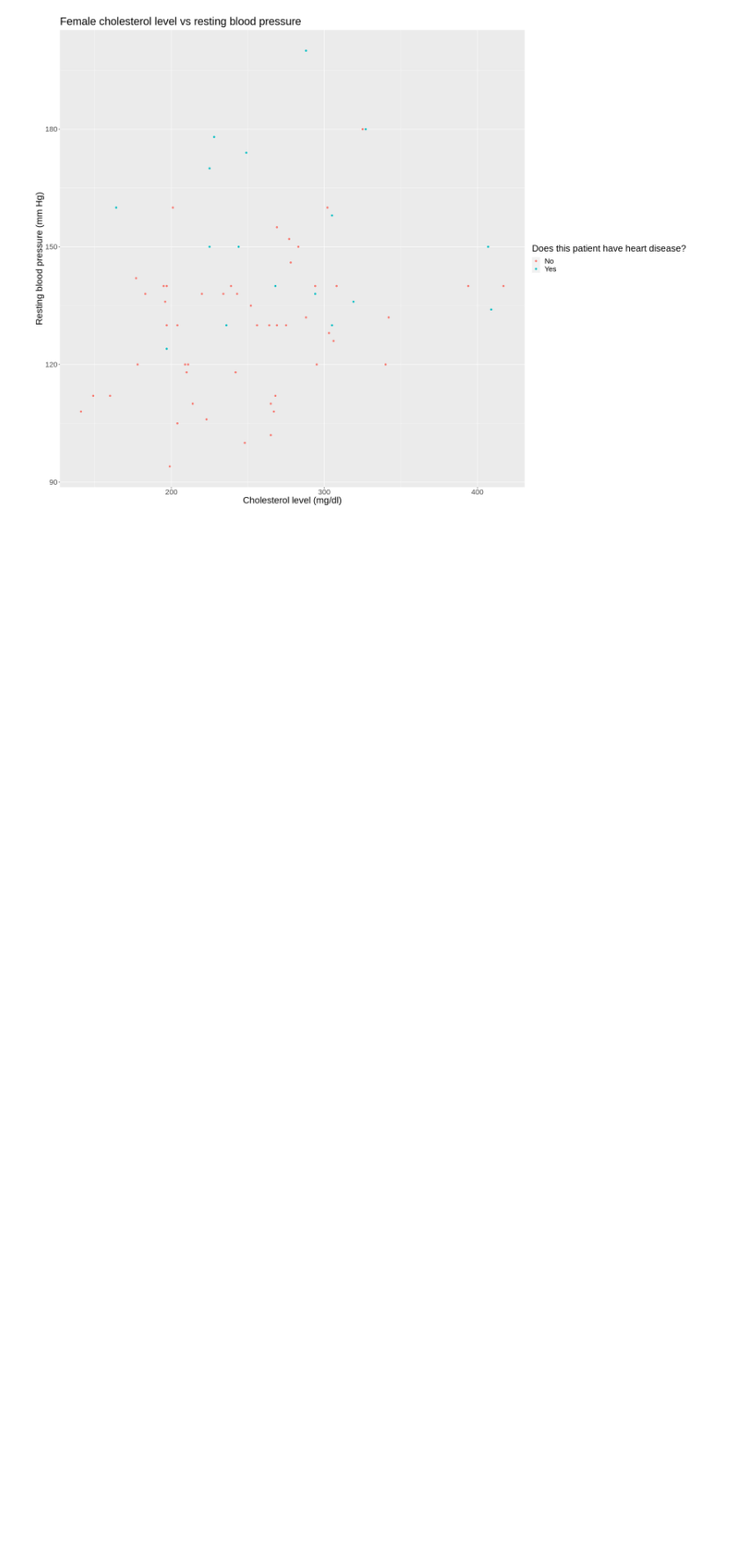
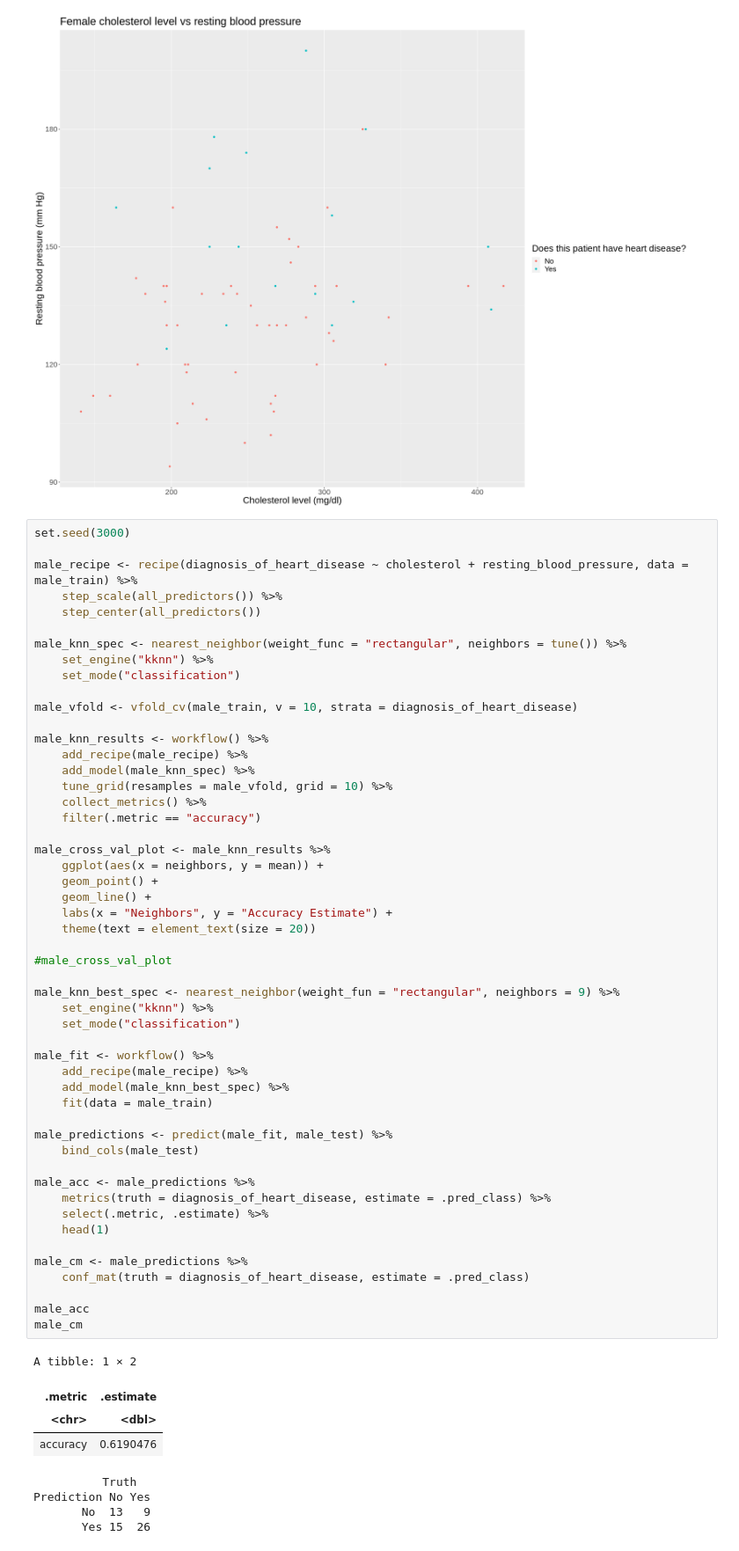
Before and after one commit to edwzou/DSCI-100-Project, a Jupyter notebook: Group 45.ipynb, the cells around one changed output. Shown at 88% size. Saved outputs shown, nothing was run; the diff lists cells and outputs as text; blank space fills up the shorter version.

Commit message:
Add KNN model for male and female datasets

```diff
--- a/Group 45.ipynb
+++ b/Group 45.ipynb
@@ -204,3 +204,63 @@ female_train_plot
 # %% [output]
 [figure]
 [figure]
+# %%
+set.seed(3000)
+
+male_recipe <- recipe(diagnosis_of_heart_disease ~ cholesterol + resting_blood_pressure, data = male_train) %>%
+    step_scale(all_predictors()) %>%
+    step_center(all_predictors())
+
+male_knn_spec <- nearest_neighbor(weight_func = "rectangular", neighbors = tune()) %>%
+    set_engine("kknn") %>%
+    set_mode("classification")
+
+male_vfold <- vfold_cv(male_train, v = 10, strata = diagnosis_of_heart_disease)
+
+male_knn_results <- workflow() %>%
+    add_recipe(male_recipe) %>%
+    add_model(male_knn_spec) %>%
+    tune_grid(resamples = male_vfold, grid = 10) %>%
+    collect_metrics() %>%
+    filter(.metric == "accuracy")
+
+male_cross_val_plot <- male_knn_results %>%
+    ggplot(aes(x = neighbors, y = mean)) +
+    geom_point() +
+    geom_line() +
+    labs(x = "Neighbors", y = "Accuracy Estimate") +
+    theme(text = element_text(size = 20))
+
+#male_cross_val_plot
+
+male_knn_best_spec <- nearest_neighbor(weight_fun = "rectangular", neighbors = 9) %>%
+    set_engine("kknn") %>%
+    set_mode("classification")
+
+male_fit <- workflow() %>%
+    add_recipe(male_recipe) %>%
+    add_model(male_knn_best_spec) %>%
+    fit(data = male_train)
+
+male_predictions <- predict(male_fit, male_test) %>%
+    bind_cols(male_test)
+
+male_acc <- male_predictions %>%
+    metrics(truth = diagnosis_of_heart_disease, estimate = .pred_class) %>%
+    select(.metric, .estimate) %>%
+    head(1)
+
+male_cm <- male_predictions %>%
+    conf_mat(truth = diagnosis_of_heart_disease, estimate = .pred_class)
+
+male_acc
+male_cm
+# %% [output]
+A tibble: 1 × 2
+| .metric | .estimate |
+| <chr> | <dbl> |
+| accuracy | 0.6190476 |
+          Truth
+Prediction No Yes
+       No  13   9
+       Yes 15  26
```
Also changed, not shown: parts of 1 cell of this notebook.
